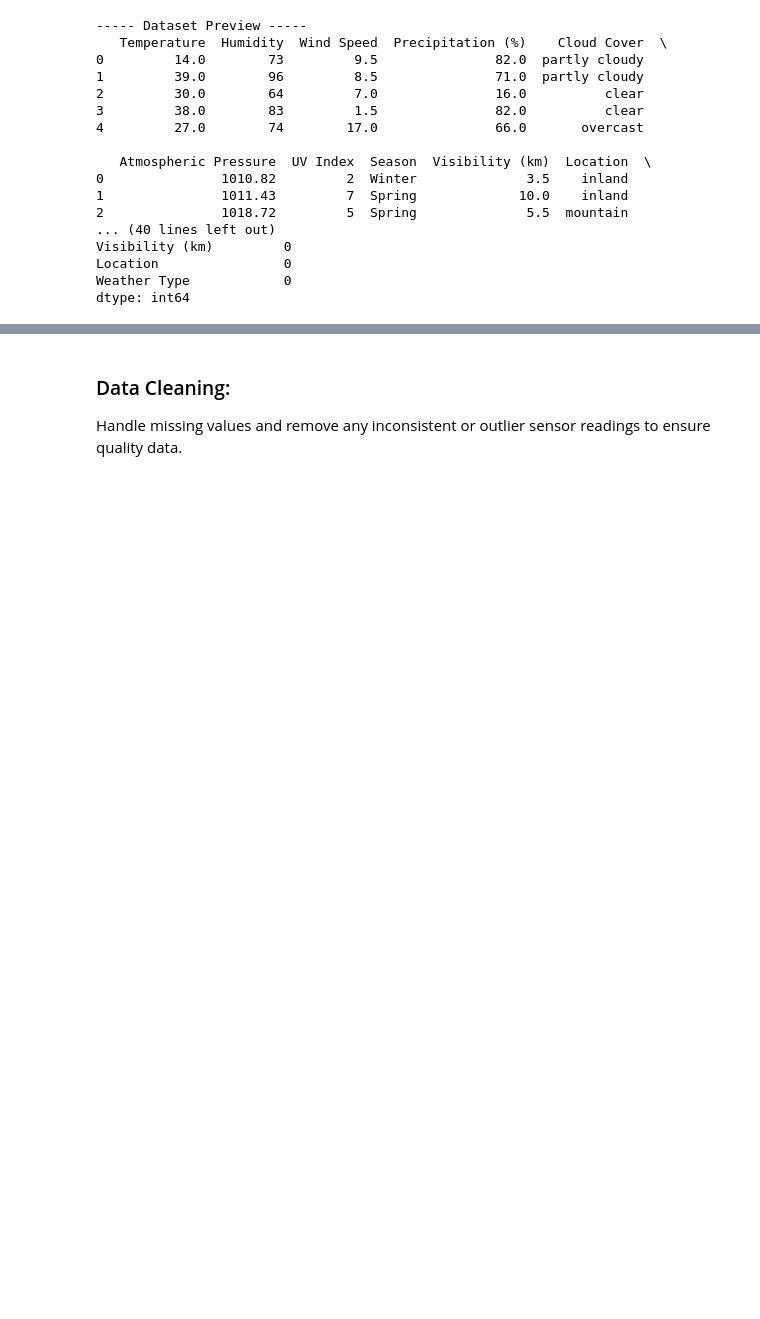
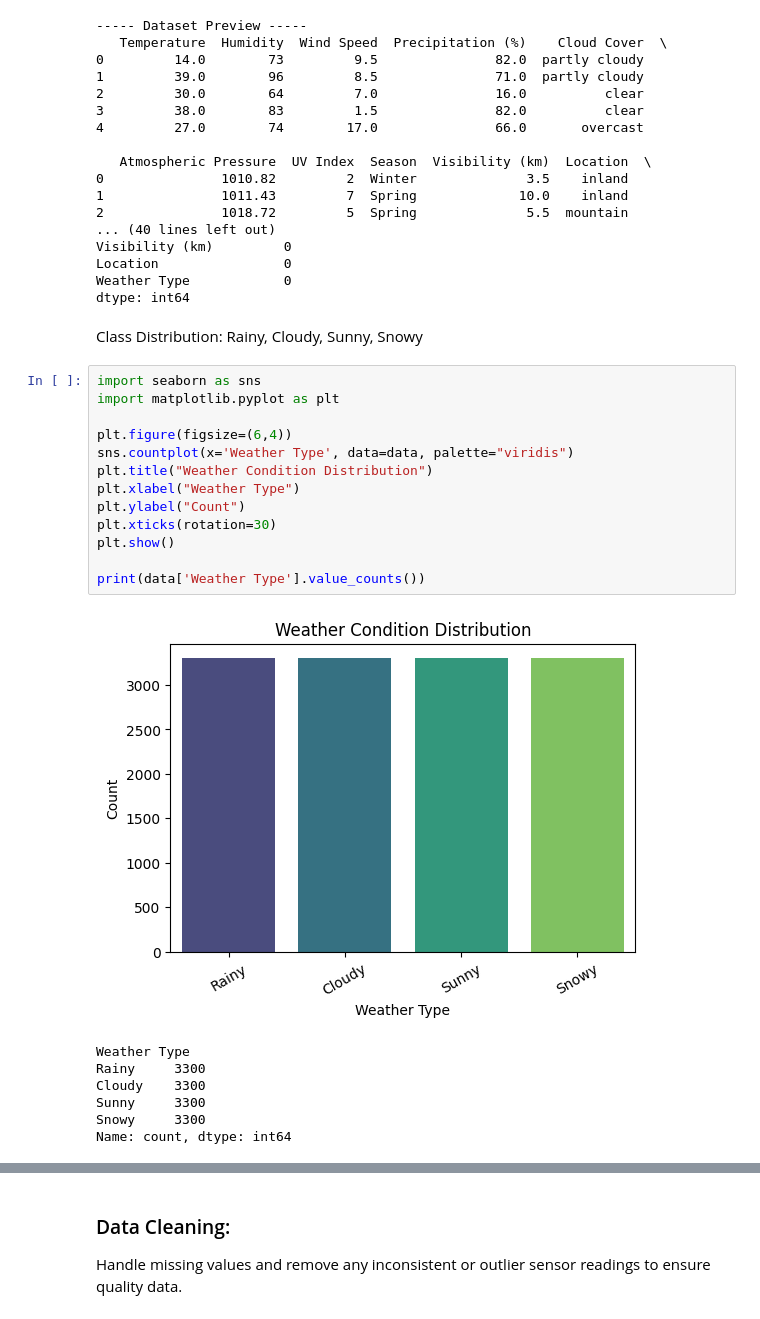
Before and after one commit to Rekhakumari28/AI-ML-MiniProjects, a Jupyter notebook: AI_ML_Week5_Project_Weather_Condition_Classifier.ipynb, the cells around one changed output, grey strips where cells are left out. Cells and saved outputs as stored; diff of their text form; blank space fills up the shorter version.

```diff
--- a/AI_ML_Week5_Project_Weather_Condition_Classifier.ipynb
+++ b/AI_ML_Week5_Project_Weather_Condition_Classifier.ipynb
@@ -129,3 +117,26 @@ Visibility (km)         0
 Location                0
 Weather Type            0
 dtype: int64
+# %% [markdown]
+Class Distribution: Rainy, Cloudy, Sunny, Snowy
+# %%
+import seaborn as sns
+import matplotlib.pyplot as plt
+
+plt.figure(figsize=(6,4))
+sns.countplot(x='Weather Type', data=data, palette="viridis")
+plt.title("Weather Condition Distribution")
+plt.xlabel("Weather Type")
+plt.ylabel("Count")
+plt.xticks(rotation=30)
+plt.show()
+
+print(data['Weather Type'].value_counts())
+# %% [output]
+[figure, added]
+Weather Type
+Rainy     3300
+Cloudy    3300
+Sunny     3300
+Snowy     3300
+Name: count, dtype: int64
```
Also changed, not shown: parts of 30 cells of this notebook.
